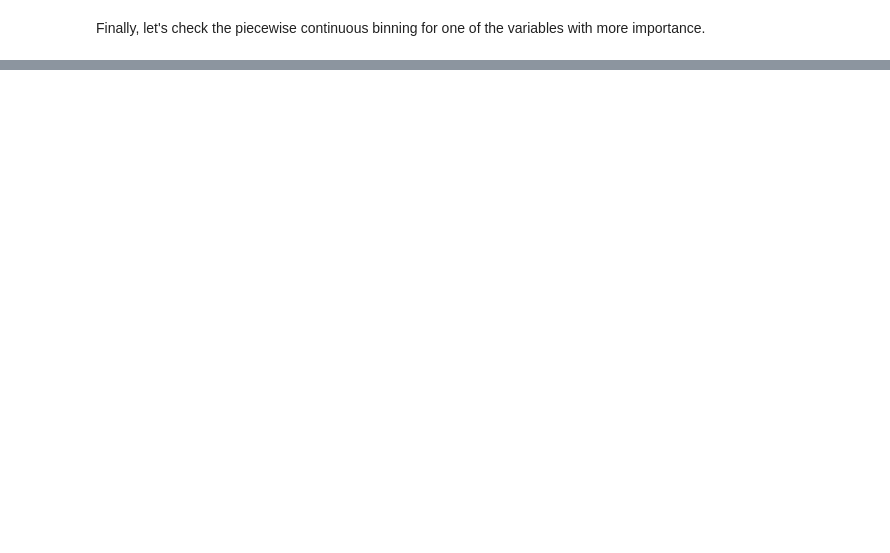
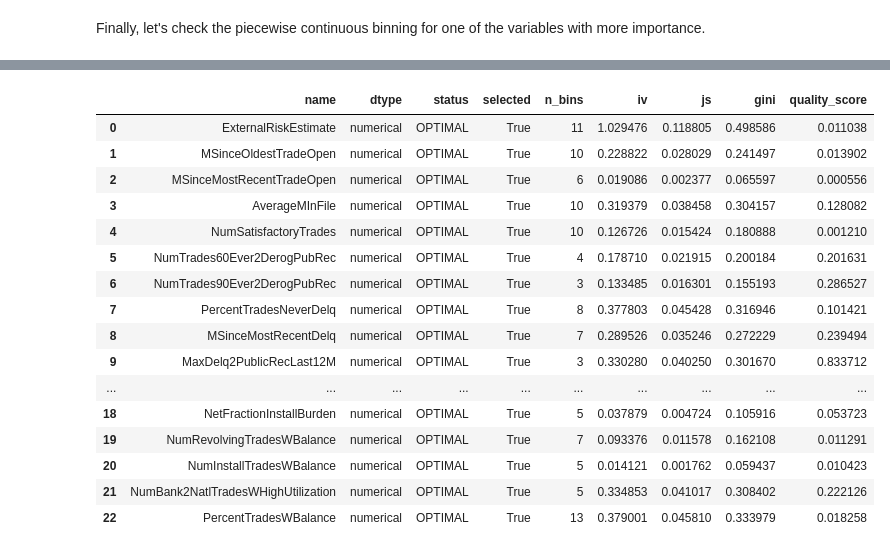
Before and after one commit to guillermo-navas-palencia/optbinning, a Jupyter notebook: doc/source/tutorials/tutorial_binning_process_FICO_update_binning.ipynb, the cells around one changed output, grey strips where cells are left out. Drawn from its saved outputs; the diff is of its cells as text; code cells hidden in the pictures; blank space fills up the shorter version.

```diff
--- a/doc/source/tutorials/tutorial_binning_process_FICO_update_binning.ipynb
+++ b/doc/source/tutorials/tutorial_binning_process_FICO_update_binning.ipynb
@@ -189,0 +190,20 @@ optb.binning_table.plot(metric="event_rate")
+# %%
+binning_process.summary()
+# %% [output]
+|  | name | dtype | status | selected | n_bins | iv | js | gini | quality_score |
+| 0 | ExternalRiskEstimate | numerical | OPTIMAL | True | 11 | 1.029476 | 0.118805 | 0.498586 | 0.011038 |
+| 1 | MSinceOldestTradeOpen | numerical | OPTIMAL | True | 10 | 0.228822 | 0.028029 | 0.241497 | 0.013902 |
+| 2 | MSinceMostRecentTradeOpen | numerical | OPTIMAL | True | 6 | 0.019086 | 0.002377 | 0.065597 | 0.000556 |
+| 3 | AverageMInFile | numerical | OPTIMAL | True | 10 | 0.319379 | 0.038458 | 0.304157 | 0.128082 |
+| 4 | NumSatisfactoryTrades | numerical | OPTIMAL | True | 10 | 0.126726 | 0.015424 | 0.180888 | 0.001210 |
+| 5 | NumTrades60Ever2DerogPubRec | numerical | OPTIMAL | True | 4 | 0.178710 | 0.021915 | 0.200184 | 0.201631 |
+| 6 | NumTrades90Ever2DerogPubRec | numerical | OPTIMAL | True | 3 | 0.133485 | 0.016301 | 0.155193 | 0.286527 |
+| 7 | PercentTradesNeverDelq | numerical | OPTIMAL | True | 8 | 0.377803 | 0.045428 | 0.316946 | 0.101421 |
+| 8 | MSinceMostRecentDelq | numerical | OPTIMAL | True | 7 | 0.289526 | 0.035246 | 0.272229 | 0.239494 |
+| 9 | MaxDelq2PublicRecLast12M | numerical | OPTIMAL | True | 3 | 0.330280 | 0.040250 | 0.301670 | 0.833712 |
+| ... | ... | ... | ... | ... | ... | ... | ... | ... | ... |
+| 18 | NetFractionInstallBurden | numerical | OPTIMAL | True | 5 | 0.037879 | 0.004724 | 0.105916 | 0.053723 |
+| 19 | NumRevolvingTradesWBalance | numerical | OPTIMAL | True | 7 | 0.093376 | 0.011578 | 0.162108 | 0.011291 |
+| 20 | NumInstallTradesWBalance | numerical | OPTIMAL | True | 5 | 0.014121 | 0.001762 | 0.059437 | 0.010423 |
+| 21 | NumBank2NatlTradesWHighUtilization | numerical | OPTIMAL | True | 5 | 0.334853 | 0.041017 | 0.308402 | 0.222126 |
+| 22 | PercentTradesWBalance | numerical | OPTIMAL | True | 13 | 0.379001 | 0.045810 | 0.333979 | 0.018258 |
```
Also changed, not shown: parts of 4 cells of this notebook, 19 other files.
